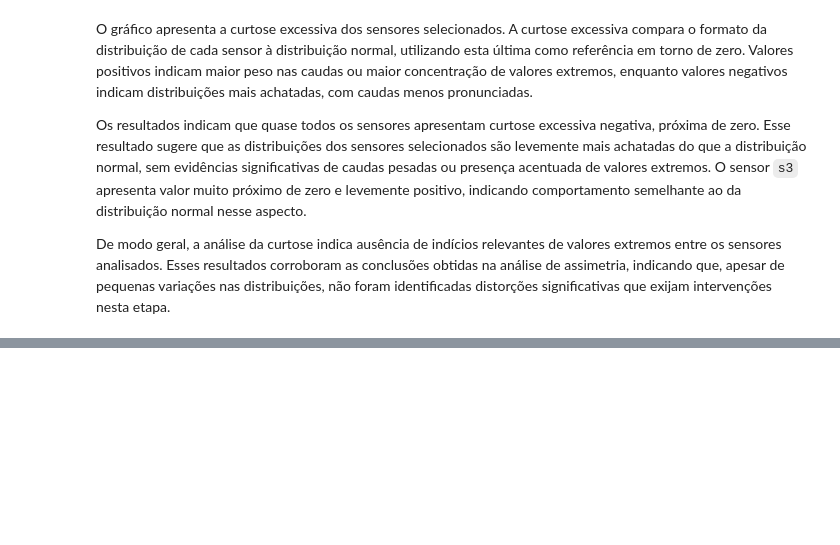
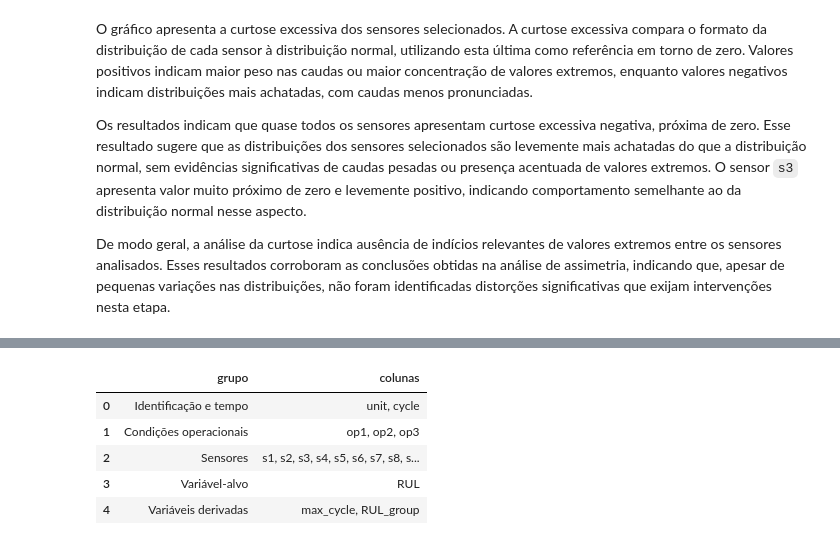
Before and after one commit to ander-oliveira/rul-prediction-cmapss, a Jupyter notebook: Prediction_RUL_CMAPSS.ipynb, the cells around one changed output, grey strips where cells are left out. Saved outputs shown, nothing was run; the diff lists cells and outputs as text; code cells hidden in the pictures; blank space fills up the shorter version.

```diff
--- a/Prediction_RUL_CMAPSS.ipynb
+++ b/Prediction_RUL_CMAPSS.ipynb
@@ -908,0 +934,9 @@ De modo geral, a análise da curtose indica ausência de indícios relevantes de
+# %%
+column_groups_df
+# %% [output]
+|  | grupo | colunas |
+| 0 | Identificação e tempo | unit, cycle |
+| 1 | Condições operacionais | op1, op2, op3 |
+| 2 | Sensores | s1, s2, s3, s4, s5, s6, s7, s8, s... |
+| 3 | Variável-alvo | RUL |
+| 4 | Variáveis derivadas | max_cycle, RUL_group |
```
Also changed, not shown: parts of 25 cells of this notebook, 2 other files.
